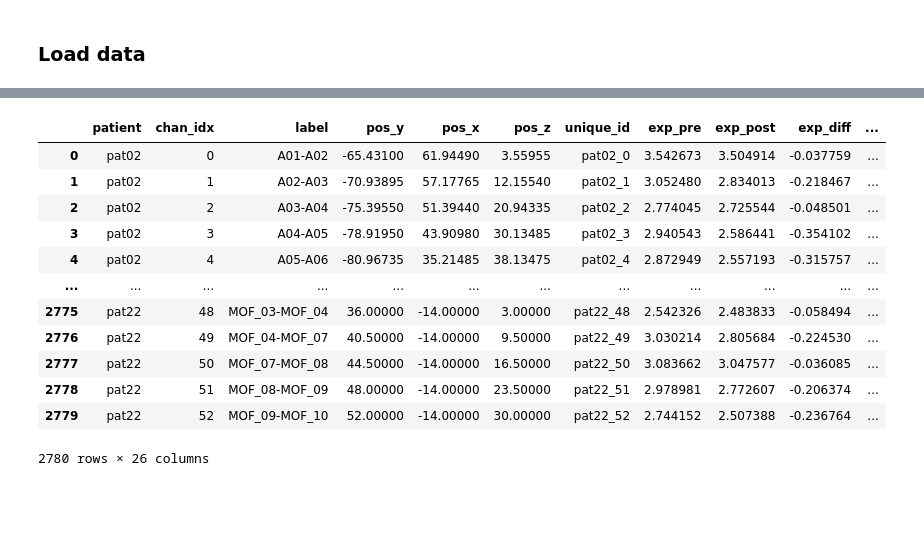
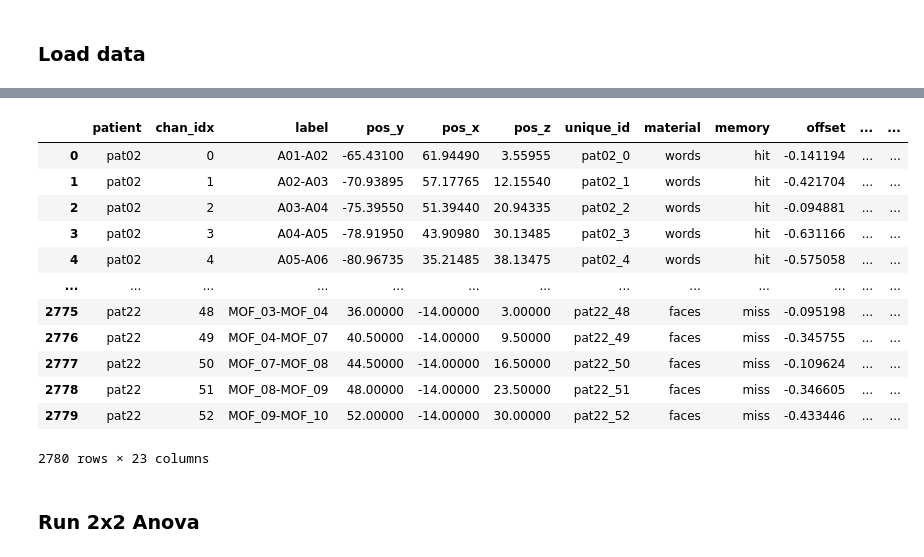
Before and after one commit to voytekresearch/oscillation_vs_exponent, a Jupyter notebook: notebooks/sme.ipynb, the cells around one changed output, grey strips where cells are left out. Cells and saved outputs as stored; diff of their text form; code cells hidden in the pictures; blank space fills up the shorter version.

```diff
--- a/notebooks/sme.ipynb
+++ b/notebooks/sme.ipynb
@@ -35,19 +30,0 @@ data.head()
-# %%
-# run 2-way anova (memory x material)
-
-# loop over variables of interest
-results = {}
-for var in ['exp', 'alpha', 'alpha_bp']:
-    # Convert NaNs to 0s
-    df = data.copy()
-    df.loc[np.isnan(df[f'{var}_diff']), f'{var}_diff'] = 0
-
-    # repeated measures anova
-    results_i = sm.stats.AnovaRM(df, f"{var}_diff", 'unique_id', within=['memory', 'material']).fit()
-
-    # aggregate
-    results[var] = results_i
-
-    # show results
-    print(f"\n\n===================  {var}  ===================\n")
-    print(results_i)
@@ -75,0 +31,9 @@ Original manuscript applied 2x2 at the level of individual electrodes. This will
+# %%
+# compute stimulus-evoked change in each parameter
+df_pre = df.loc[df['epoch']=='prestim']
+df_post = df.loc[df['epoch']=='poststim']
+columns = df_pre.columns.tolist()
+df_diff = df_pre.loc[:, columns[:9]]
+df_diff.loc[:, columns[10:]] = df_post.loc[:, columns[10:]].values - df_pre.loc[:, columns[10:]].values
+df_diff.loc[:,'f_rotation'] = df_pre.loc[:,'f_rotation']
+df_diff
@@ -76,35 +54,30 @@ Original manuscript applied 2x2 at the level of individual electrodes. This will
 # %%
+# marge with task-modulation results
+
 # load task-modulation results
-fname_in = r"C:\Users\micha\projects\oscillation_vs_exponent\data\results\ieeg_modulated_channels.csv"
-df_tm = pd.read_csv(fname_in)
-
-# modify ccolunm names for consistancy between datframes
-df_tm.drop(columns=['Unnamed: 0'], inplace=True)
-df_tm.rename(columns={'pval' : 'pval_tm', 'sign' : 'sign_tm'}, inplace=True)
-# for mat in ['words','faces']:
-#     df_tm.loc[df_tm['material'] == mat, 'material'] = mat[:-1]
-
-# determine significance
-df_tm['sig_tm'] = np.where(df_tm['pval_tm'] < 0.05, 1, 0)
+df_tm = pd.read_csv(r"C:\Users\micha\projects\oscillation_vs_exponent\data\results\ieeg_modulated_channels.csv", index_col=0)
+df_tm['sig'] = np.where(df_tm['pval'] < 0.05, 1, 0) # determine significance
 
 # join
-df_merge = pd.merge(data, df_tm, on=['patient','chan_idx','material','memory'])
+df_merge = pd.merge(df_diff, df_tm, on=['patient','chan_idx','material','memory'])
 df_merge
 
 df_merge
 # %% [output]
-|  | patient | chan_idx | label | pos_y | pos_x | pos_z | unique_id | exp_pre | exp_post | exp_diff | ... |
-| 0 | pat02 | 0 | A01-A02 | -65.43100 | 61.94490 | 3.55955 | pat02_0 | 3.542673 | 3.504914 | -0.037759 | ... |
-| 1 | pat02 | 1 | A02-A03 | -70.93895 | 57.17765 | 12.15540 | pat02_1 | 3.052480 | 2.834013 | -0.218467 | ... |
-| 2 | pat02 | 2 | A03-A04 | -75.39550 | 51.39440 | 20.94335 | pat02_2 | 2.774045 | 2.725544 | -0.048501 | ... |
-| 3 | pat02 | 3 | A04-A05 | -78.91950 | 43.90980 | 30.13485 | pat02_3 | 2.940543 | 2.586441 | -0.354102 | ... |
-| 4 | pat02 | 4 | A05-A06 | -80.96735 | 35.21485 | 38.13475 | pat02_4 | 2.872949 | 2.557193 | -0.315757 | ... |
-| ... | ... | ... | ... | ... | ... | ... | ... | ... | ... | ... | ... |
-| 2775 | pat22 | 48 | MOF_03-MOF_04 | 36.00000 | -14.00000 | 3.00000 | pat22_48 | 2.542326 | 2.483833 | -0.058494 | ... |
-| 2776 | pat22 | 49 | MOF_04-MOF_07 | 40.50000 | -14.00000 | 9.50000 | pat22_49 | 3.030214 | 2.805684 | -0.224530 | ... |
-| 2777 | pat22 | 50 | MOF_07-MOF_08 | 44.50000 | -14.00000 | 16.50000 | pat22_50 | 3.083662 | 3.047577 | -0.036085 | ... |
-| 2778 | pat22 | 51 | MOF_08-MOF_09 | 48.00000 | -14.00000 | 23.50000 | pat22_51 | 2.978981 | 2.772607 | -0.206374 | ... |
-| 2779 | pat22 | 52 | MOF_09-MOF_10 | 52.00000 | -14.00000 | 30.00000 | pat22_52 | 2.744152 | 2.507388 | -0.236764 | ... |
+|  | patient | chan_idx | label | pos_y | pos_x | pos_z | unique_id | material | memory | offset | ... | ... |
+| 0 | pat02 | 0 | A01-A02 | -65.43100 | 61.94490 | 3.55955 | pat02_0 | words | hit | -0.141194 | ... | ... |
+| 1 | pat02 | 1 | A02-A03 | -70.93895 | 57.17765 | 12.15540 | pat02_1 | words | hit | -0.421704 | ... | ... |
+| 2 | pat02 | 2 | A03-A04 | -75.39550 | 51.39440 | 20.94335 | pat02_2 | words | hit | -0.094881 | ... | ... |
+| 3 | pat02 | 3 | A04-A05 | -78.91950 | 43.90980 | 30.13485 | pat02_3 | words | hit | -0.631166 | ... | ... |
+| 4 | pat02 | 4 | A05-A06 | -80.96735 | 35.21485 | 38.13475 | pat02_4 | words | hit | -0.575058 | ... | ... |
+| ... | ... | ... | ... | ... | ... | ... | ... | ... | ... | ... | ... | ... |
+| 2775 | pat22 | 48 | MOF_03-MOF_04 | 36.00000 | -14.00000 | 3.00000 | pat22_48 | faces | miss | -0.095198 | ... | ... |
+| 2776 | pat22 | 49 | MOF_04-MOF_07 | 40.50000 | -14.00000 | 9.50000 | pat22_49 | faces | miss | -0.345755 | ... | ... |
+| 2777 | pat22 | 50 | MOF_07-MOF_08 | 44.50000 | -14.00000 | 16.50000 | pat22_50 | faces | miss | -0.109624 | ... | ... |
+| 2778 | pat22 | 51 | MOF_08-MOF_09 | 48.00000 | -14.00000 | 23.50000 | pat22_51 | faces | miss | -0.346605 | ... | ... |
+| 2779 | pat22 | 52 | MOF_09-MOF_10 | 52.00000 | -14.00000 | 30.00000 | pat22_52 | faces | miss | -0.433446 | ... | ... |
-2780 rows × 26 columns
+2780 rows × 23 columns
+# %% [markdown]
+### Run 2x2 Anova
 # %%
 # find channels that are significant across material conditions
```
Also changed, not shown: parts of 10 cells of this notebook.
